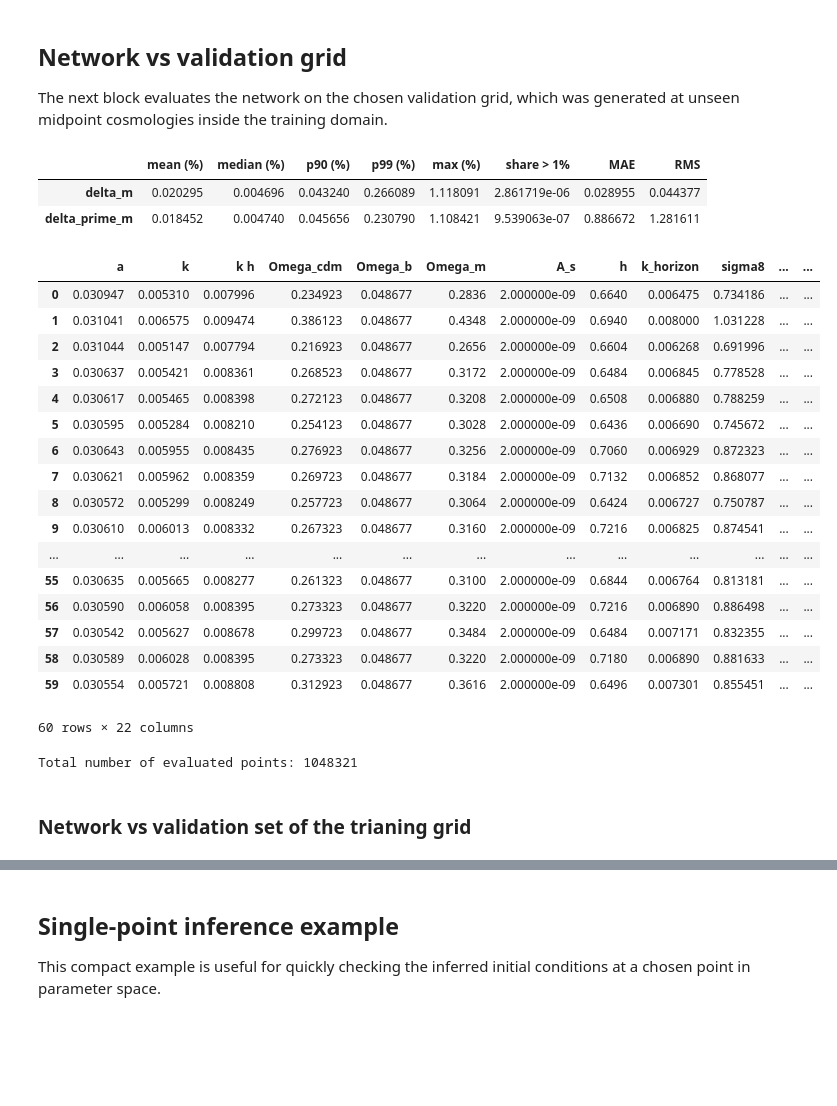
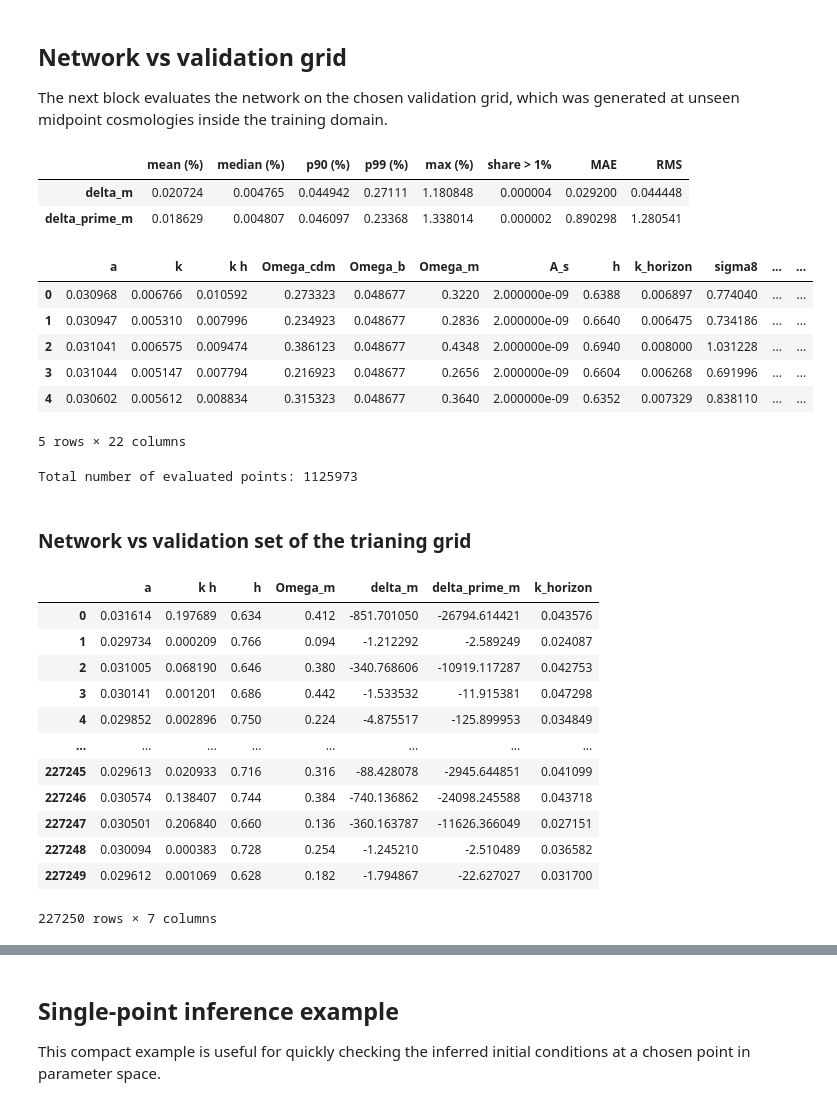
Before and after one commit to PedroRozin/Initial-Conditions-of-the-Matter-Perturbation-Equation-with-Neural-Networks, a Jupyter notebook: notebooks/results_NN.ipynb, the cells around one changed output, grey strips where cells are left out. Cells and saved outputs as stored; diff of their text form; code cells hidden in the pictures; blank space fills up the shorter version.

```diff
--- a/notebooks/results_NN.ipynb
+++ b/notebooks/results_NN.ipynb
@@ -128,10 +128,10 @@ df_grid = pd.read_csv(paths['grid'])
 mask = (
     (df_grid['k h'] <= 0.2)
     & (df_grid['a'] < 0.0345)
-    & (df_grid['h'] > 0.642)
-    & (df_grid['h'] < 0.76)
-    & (df_grid['Omega_m'] > 0.11)
-    & (df_grid['Omega_m'] < 0.444)
+    & (df_grid['h'] > 0.622)
+    & (df_grid['h'] < 0.758)
+    & (df_grid['Omega_m'] > 0.1)
+    & (df_grid['Omega_m'] < 0.45)
 
 )
 
@@ -163,56 +163,61 @@ for idx, target in enumerate(targets):
 
 summary = pd.DataFrame(
     {
         'mean (%)': [df_report[f'rel_error_{t} (%)'].mean() for t in targets],
         'median (%)': [df_report[f'rel_error_{t} (%)'].median() for t in targets],
         'p90 (%)': [df_report[f'rel_error_{t} (%)'].quantile(0.90) for t in targets],
         'p99 (%)': [df_report[f'rel_error_{t} (%)'].quantile(0.99) for t in targets],
         'max (%)': [df_report[f'rel_error_{t} (%)'].max() for t in targets],
         'share > 1%': [float((df_report[f'rel_error_{t} (%)'] > 1.0).mean()) for t in targets],
     },
     index=targets,
 )
 
 #compute MAE and RMS for the evaluated grid
 mae = [np.mean(np.abs(y_pred[:, i] - y_true[:, i])) for i in range(len(targets))]
 rms = [np.sqrt(np.mean((y_pred[:, i] - y_true[:, i]) ** 2)) for i in range(len(targets))]
 
 summary['MAE'] = mae
 summary['RMS'] = rms
 
 display(summary)
 display(
     df_report.sort_values('rel_error_delta_m (%)', ascending=False)
-    .head(60)
+    .head(5)
     .reset_index(drop=True)
 )
 
 print(f"Total number of evaluated points: {len(df_report)}")
 # %% [output]
 |  | mean (%) | median (%) | p90 (%) | p99 (%) | max (%) | share > 1% | MAE | RMS |
-| delta_m | 0.020295 | 0.004696 | 0.043240 | 0.266089 | 1.118091 | 2.861719e-06 | 0.028955 | 0.044377 |
-| delta_prime_m | 0.018452 | 0.004740 | 0.045656 | 0.230790 | 1.108421 | 9.539063e-07 | 0.886672 | 1.281611 |
+| delta_m | 0.020724 | 0.004765 | 0.044942 | 0.27111 | 1.180848 | 0.000004 | 0.029200 | 0.044448 |
+| delta_prime_m | 0.018629 | 0.004807 | 0.046097 | 0.23368 | 1.338014 | 0.000002 | 0.890298 | 1.280541 |
 |  | a | k | k h | Omega_cdm | Omega_b | Omega_m | A_s | h | k_horizon | sigma8 | ... | ... |
-| 0 | 0.030947 | 0.005310 | 0.007996 | 0.234923 | 0.048677 | 0.2836 | 2.000000e-09 | 0.6640 | 0.006475 | 0.734186 | ... | ... |
-| 1 | 0.031041 | 0.006575 | 0.009474 | 0.386123 | 0.048677 | 0.4348 | 2.000000e-09 | 0.6940 | 0.008000 | 1.031228 | ... | ... |
-| 2 | 0.031044 | 0.005147 | 0.007794 | 0.216923 | 0.048677 | 0.2656 | 2.000000e-09 | 0.6604 | 0.006268 | 0.691996 | ... | ... |
-| 3 | 0.030637 | 0.005421 | 0.008361 | 0.268523 | 0.048677 | 0.3172 | 2.000000e-09 | 0.6484 | 0.006845 | 0.778528 | ... | ... |
-| 4 | 0.030617 | 0.005465 | 0.008398 | 0.272123 | 0.048677 | 0.3208 | 2.000000e-09 | 0.6508 | 0.006880 | 0.788259 | ... | ... |
-| 5 | 0.030595 | 0.005284 | 0.008210 | 0.254123 | 0.048677 | 0.3028 | 2.000000e-09 | 0.6436 | 0.006690 | 0.745672 | ... | ... |
-| 6 | 0.030643 | 0.005955 | 0.008435 | 0.276923 | 0.048677 | 0.3256 | 2.000000e-09 | 0.7060 | 0.006929 | 0.872323 | ... | ... |
-| 7 | 0.030621 | 0.005962 | 0.008359 | 0.269723 | 0.048677 | 0.3184 | 2.000000e-09 | 0.7132 | 0.006852 | 0.868077 | ... | ... |
-| 8 | 0.030572 | 0.005299 | 0.008249 | 0.257723 | 0.048677 | 0.3064 | 2.000000e-09 | 0.6424 | 0.006727 | 0.750787 | ... | ... |
-| 9 | 0.030610 | 0.006013 | 0.008332 | 0.267323 | 0.048677 | 0.3160 | 2.000000e-09 | 0.7216 | 0.006825 | 0.874541 | ... | ... |
-| ... | ... | ... | ... | ... | ... | ... | ... | ... | ... | ... | ... | ... |
-| 55 | 0.030635 | 0.005665 | 0.008277 | 0.261323 | 0.048677 | 0.3100 | 2.000000e-09 | 0.6844 | 0.006764 | 0.813181 | ... | ... |
-| 56 | 0.030590 | 0.006058 | 0.008395 | 0.273323 | 0.048677 | 0.3220 | 2.000000e-09 | 0.7216 | 0.006890 | 0.886498 | ... | ... |
-| 57 | 0.030542 | 0.005627 | 0.008678 | 0.299723 | 0.048677 | 0.3484 | 2.000000e-09 | 0.6484 | 0.007171 | 0.832355 | ... | ... |
-| 58 | 0.030589 | 0.006028 | 0.008395 | 0.273323 | 0.048677 | 0.3220 | 2.000000e-09 | 0.7180 | 0.006890 | 0.881633 | ... | ... |
-| 59 | 0.030554 | 0.005721 | 0.008808 | 0.312923 | 0.048677 | 0.3616 | 2.000000e-09 | 0.6496 | 0.007301 | 0.855451 | ... | ... |
+| 0 | 0.030968 | 0.006766 | 0.010592 | 0.273323 | 0.048677 | 0.3220 | 2.000000e-09 | 0.6388 | 0.006897 | 0.774040 | ... | ... |
+| 1 | 0.030947 | 0.005310 | 0.007996 | 0.234923 | 0.048677 | 0.2836 | 2.000000e-09 | 0.6640 | 0.006475 | 0.734186 | ... | ... |
+| 2 | 0.031041 | 0.006575 | 0.009474 | 0.386123 | 0.048677 | 0.4348 | 2.000000e-09 | 0.6940 | 0.008000 | 1.031228 | ... | ... |
+| 3 | 0.031044 | 0.005147 | 0.007794 | 0.216923 | 0.048677 | 0.2656 | 2.000000e-09 | 0.6604 | 0.006268 | 0.691996 | ... | ... |
+| 4 | 0.030602 | 0.005612 | 0.008834 | 0.315323 | 0.048677 | 0.3640 | 2.000000e-09 | 0.6352 | 0.007329 | 0.838110 | ... | ... |
-60 rows × 22 columns
+5 rows × 22 columns
-Total number of evaluated points: 1048321
+Total number of evaluated points: 1125973
 # %% [markdown]
 ### Network vs validation set of the trianing grid
+# %%
+df_eval
+# %% [output]
+|  | a | k h | h | Omega_m | delta_m | delta_prime_m | k_horizon |
+| 0 | 0.031614 | 0.197689 | 0.634 | 0.412 | -851.701050 | -26794.614421 | 0.043576 |
+| 1 | 0.029734 | 0.000209 | 0.766 | 0.094 | -1.212292 | -2.589249 | 0.024087 |
+| 2 | 0.031005 | 0.068190 | 0.646 | 0.380 | -340.768606 | -10919.117287 | 0.042753 |
+| 3 | 0.030141 | 0.001201 | 0.686 | 0.442 | -1.533532 | -11.915381 | 0.047298 |
+| 4 | 0.029852 | 0.002896 | 0.750 | 0.224 | -4.875517 | -125.899953 | 0.034849 |
+| ... | ... | ... | ... | ... | ... | ... | ... |
+| 227245 | 0.029613 | 0.020933 | 0.716 | 0.316 | -88.428078 | -2945.644851 | 0.041099 |
+| 227246 | 0.030574 | 0.138407 | 0.744 | 0.384 | -740.136862 | -24098.245588 | 0.043718 |
+| 227247 | 0.030501 | 0.206840 | 0.660 | 0.136 | -360.163787 | -11626.366049 | 0.027151 |
+| 227248 | 0.030094 | 0.000383 | 0.728 | 0.254 | -1.245210 | -2.510489 | 0.036582 |
+| 227249 | 0.029612 | 0.001069 | 0.628 | 0.182 | -1.794867 | -22.627027 | 0.031700 |
+227250 rows × 7 columns
 # %%
 features = ['a', 'k h', 'h', 'Omega_m']
 targets = ['delta_m', 'delta_prime_m']
```
Also changed, not shown: parts of 2 cells of this notebook.
